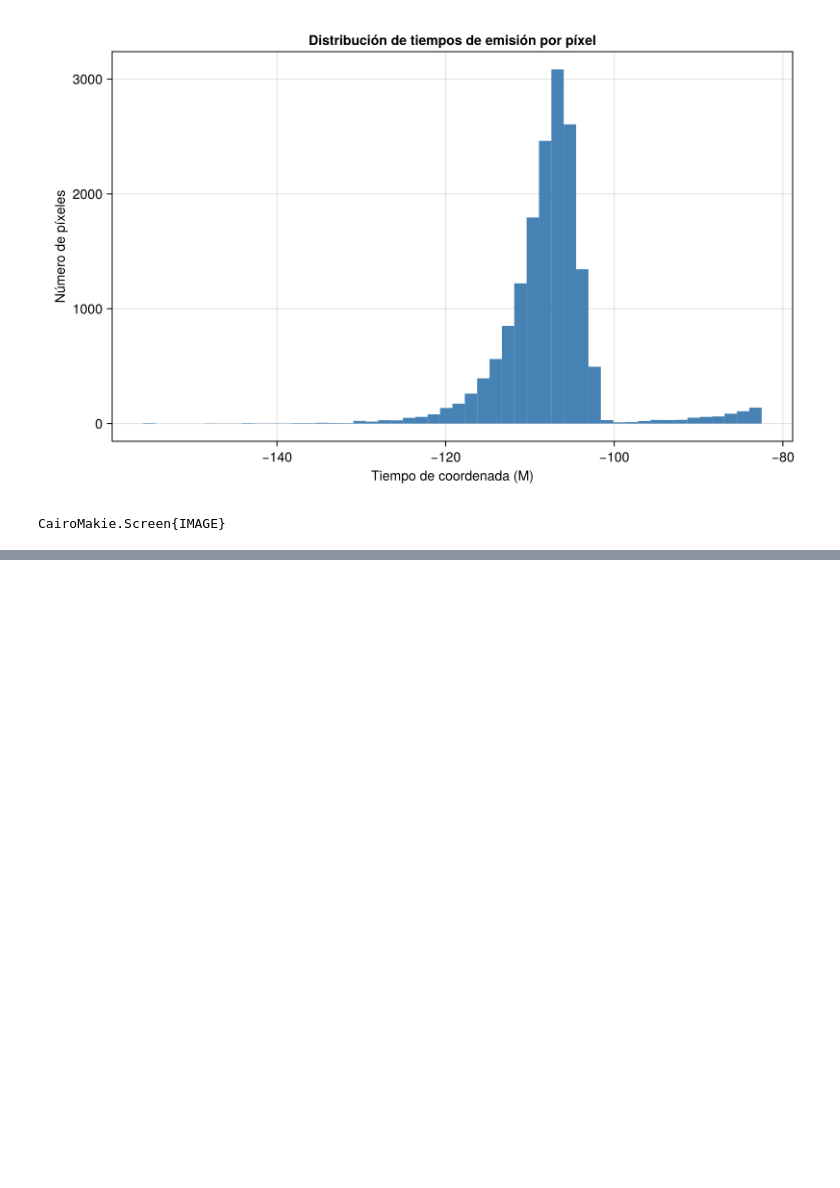
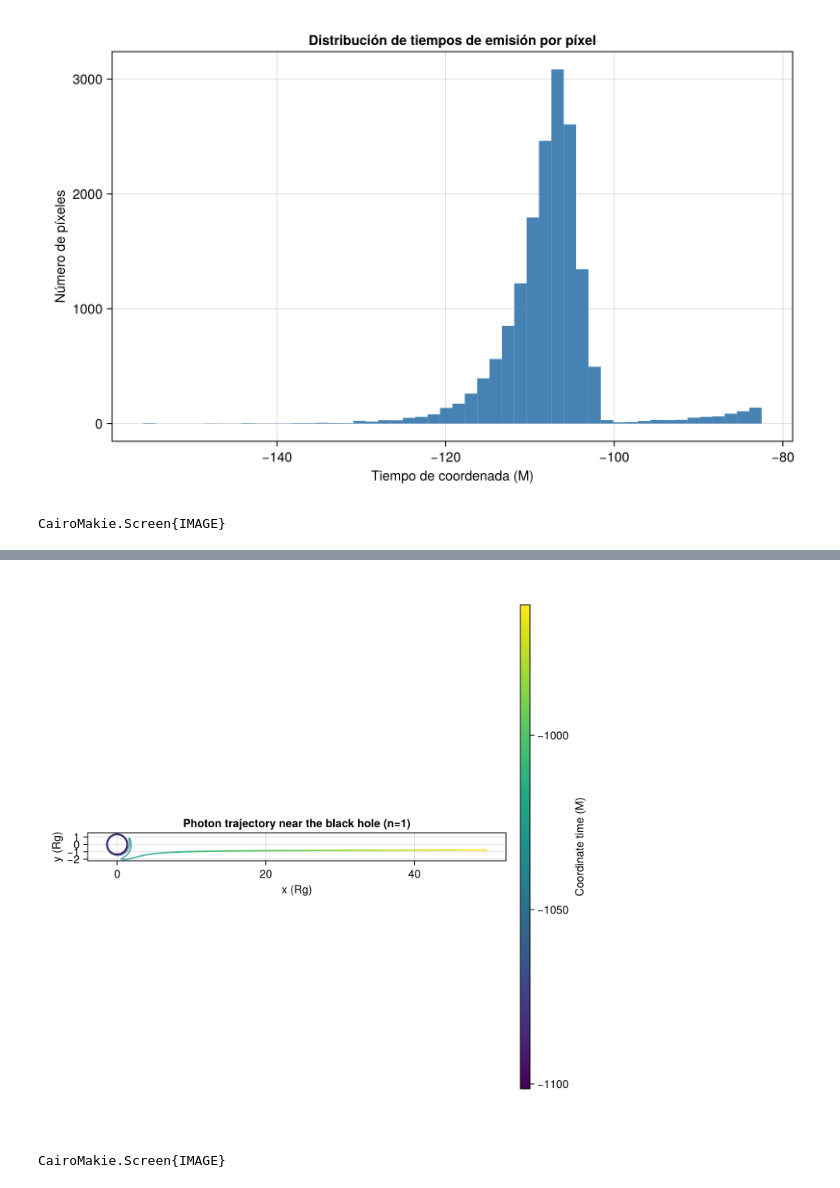
Before and after one commit to drojaspater/JipoleBrisk, a Jupyter notebook: example_notebooks/SlowLightGRMHD.ipynb, the cells around one changed output, grey strips where cells are left out. Cells and saved outputs as stored; diff of their text form; code cells hidden in the pictures; blank space fills up the shorter version.

```diff
--- a/example_notebooks/SlowLightGRMHD.ipynb
+++ b/example_notebooks/SlowLightGRMHD.ipynb
@@ -842,0 +973,39 @@ CairoMakie.Screen{IMAGE}
+# %%
+
+using CairoMakie
+
+i, j = 65, 54
+traj = all_geodesics[i, j]
+
+r_vals = [exp(traj[k].X[2]) for k in 1:length(traj)]
+φ_vals = [traj[k].X[4]     for k in 1:length(traj)]
+t_vals = [traj[k].X[1]     for k in 1:length(traj)]
+
+x_vals = r_vals .* cos.(φ_vals)
+y_vals = r_vals .* sin.(φ_vals)
+
+# Filtrar región cercana al BH
+mask = r_vals .< 50
+x_near = x_vals[mask]
+y_near = y_vals[mask]
+t_near = t_vals[mask]
+
+fig = Figure(size=(700, 700))
+ax = Axis(fig[1,1],
+    title  = "Photon trajectory near the black hole (n=1)",
+    xlabel = "x (Rg)",
+    ylabel = "y (Rg)",
+    aspect = DataAspect()
+)
+
+Rh_val = 1 + sqrt(1 - 0.9375^2)
+θ_circle = range(0, 2π, length=200)
+lines!(ax, Rh_val .* cos.(θ_circle), Rh_val .* sin.(θ_circle),
+       color=:black, linewidth=2, label="Event horizon")
+
+sc = lines!(ax, x_near, y_near, color=t_near, colormap=:viridis, linewidth=2)
+Colorbar(fig[1,2], sc, label="Coordinate time (M)")
+display(fig)
+# %% [output]
+[figure, added]
+CairoMakie.Screen{IMAGE}
```
Also changed, not shown: parts of 13 cells of this notebook, 5 other files.
